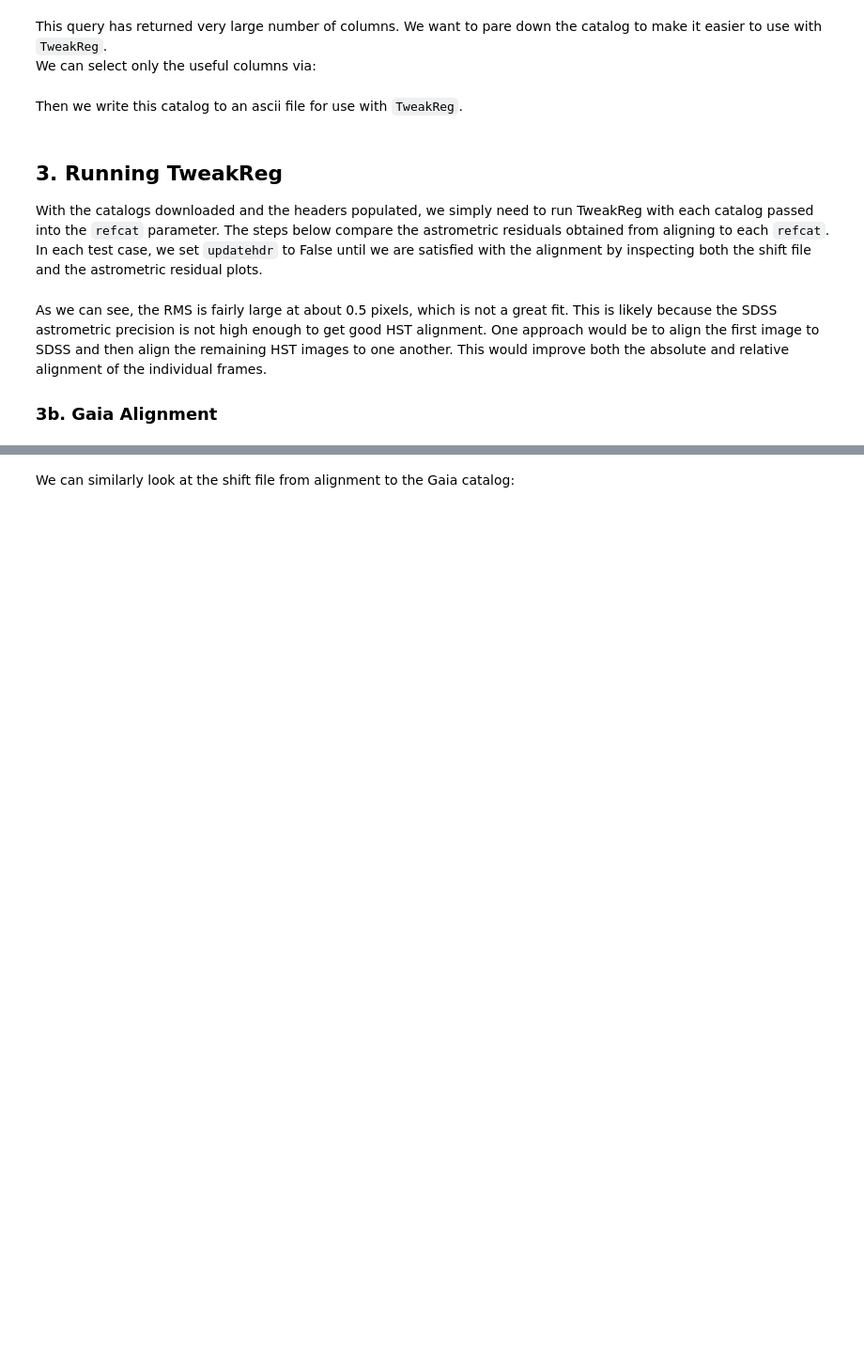
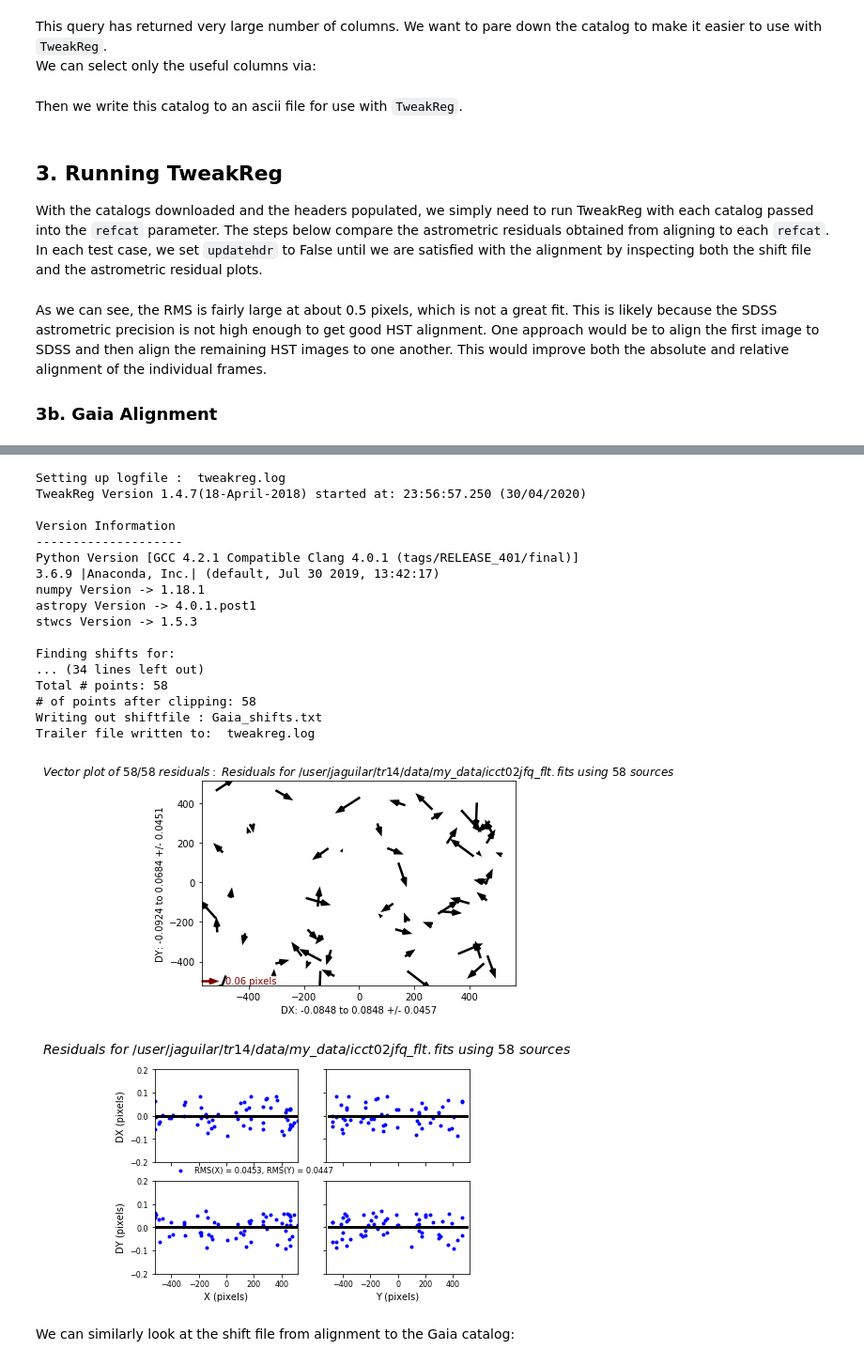
Before and after one commit to aggle/public_wifi, a Jupyter notebook: align_tr14_to_gaia.ipynb, the cells around one changed output, grey strips where cells are left out. Shown at 94% size. Drawn from its saved outputs; the diff is of its cells as text; code cells hidden in the pictures; blank space fills up the shorter version.

```diff
--- a/align_tr14_to_gaia.ipynb
+++ b/align_tr14_to_gaia.ipynb
@@ -157,27 +189,47 @@ tweakreg.help()
 # %%
 refcat = '../data/align_catalog/gaia.cat'
 cw = 3.5  # Set to two times the FWHM of the PSF.
 wcsname = 'Gaia'  # Specify the WCS name for this alignment
-ff = list_of_images[:2]
+ff = list_of_images[0]
 thresh = 500.
 tweakreg.TweakReg(ff,#'*flc.fits',  # Pass input images
                   updatehdr=False,  # update header with new WCS solution
                   imagefindcfg={'threshold':thresh,'conv_width':cw},  # Detection parameters, threshold varies for different data
                   refcat=refcat,  # Use user supplied catalog (Gaia)
                   interactive=False,
                   see2dplot=False,
                   shiftfile=True,  # Save out shift file (so we can look at shifts later)
                   outshifts='Gaia_shifts.txt',  # name of the shift file
                   wcsname=wcsname,  # Give our WCS a new name
                   reusename=True,
                   sigma=2.3,
                   ylimit=0.2,
                   fitgeometry='general')  # Use the 6 parameter fit
 #%pdb 0
 #%debug -b /Users/jaguilar/miniconda3/envs/orbitize/lib/python3.6/site-packages/drizzlepac/imgclasses.py:1604
 # reload(tweakreg)
 # tweakreg.TweakReg(list_of_images,
 #                   refcat=refcat)
+# %% [output]
+Setting up logfile :  tweakreg.log
+TweakReg Version 1.4.7(18-April-2018) started at: 23:56:57.250 (30/04/2020)
+
+Version Information
+--------------------
+Python Version [GCC 4.2.1 Compatible Clang 4.0.1 (tags/RELEASE_401/final)]
+3.6.9 |Anaconda, Inc.| (default, Jul 30 2019, 13:42:17)
+numpy Version -> 1.18.1
+astropy Version -> 4.0.1.post1
+stwcs Version -> 1.5.3
+
+Finding shifts for:
+... (34 lines left out)
+Total # points: 58
+# of points after clipping: 58
+Writing out shiftfile : Gaia_shifts.txt
+Trailer file written to:  tweakreg.log
+[figure, added]
+[figure, added]
 # %% [markdown]
 We can similarly look at the shift file from alignment to the Gaia catalog:
 # %%
```
Also changed, not shown: parts of 14 cells of this notebook, 2 other files.
